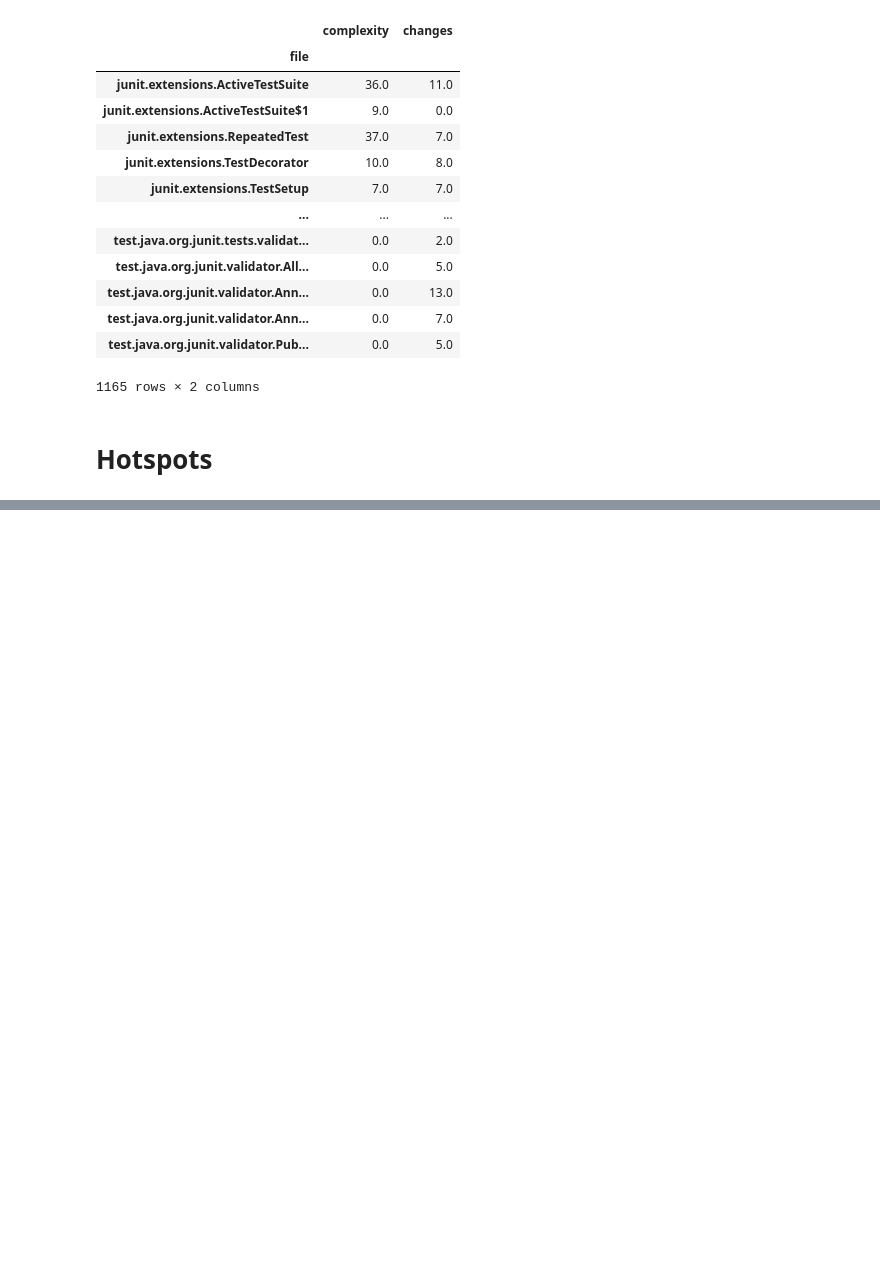
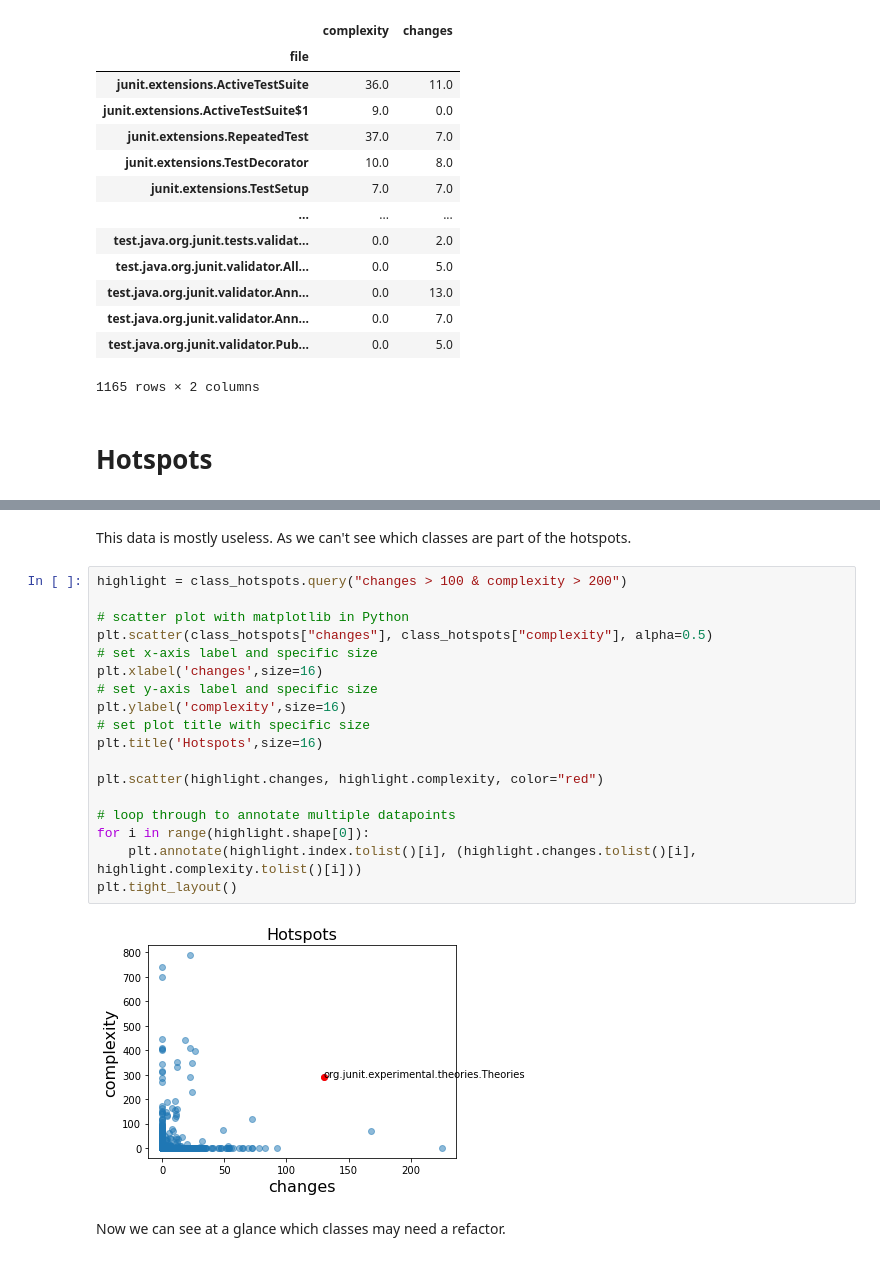
Before and after one commit to Bernardo-MG/jupyter-notebook-example, a Jupyter notebook: architecture/architecture_hotspots.ipynb, the cells around one changed output, grey strips where cells are left out. Drawn from its saved outputs; the diff is of its cells as text; blank space fills up the shorter version.

```diff
--- a/architecture/architecture_hotspots.ipynb
+++ b/architecture/architecture_hotspots.ipynb
@@ -176,0 +181,24 @@ class_hotspots.plot.scatter(x='changes', y='complexity', color='DarkBlue', label
+# %% [markdown]
+This data is mostly useless. As we can't see which classes are part of the hotspots.
+# %%
+highlight = class_hotspots.query("changes > 100 & complexity > 200")
+
+# scatter plot with matplotlib in Python
+plt.scatter(class_hotspots["changes"], class_hotspots["complexity"], alpha=0.5)
+# set x-axis label and specific size
+plt.xlabel('changes',size=16)
+# set y-axis label and specific size
+plt.ylabel('complexity',size=16)
+# set plot title with specific size
+plt.title('Hotspots',size=16)
+
+plt.scatter(highlight.changes, highlight.complexity, color="red")
+
+# loop through to annotate multiple datapoints
+for i in range(highlight.shape[0]):
+    plt.annotate(highlight.index.tolist()[i], (highlight.changes.tolist()[i], highlight.complexity.tolist()[i]))
+plt.tight_layout()
+# %% [output]
+[figure, added]
+# %% [markdown]
+Now we can see at a glance which classes may need a refactor.
```
Also changed, not shown: parts of 3 cells of this notebook.
